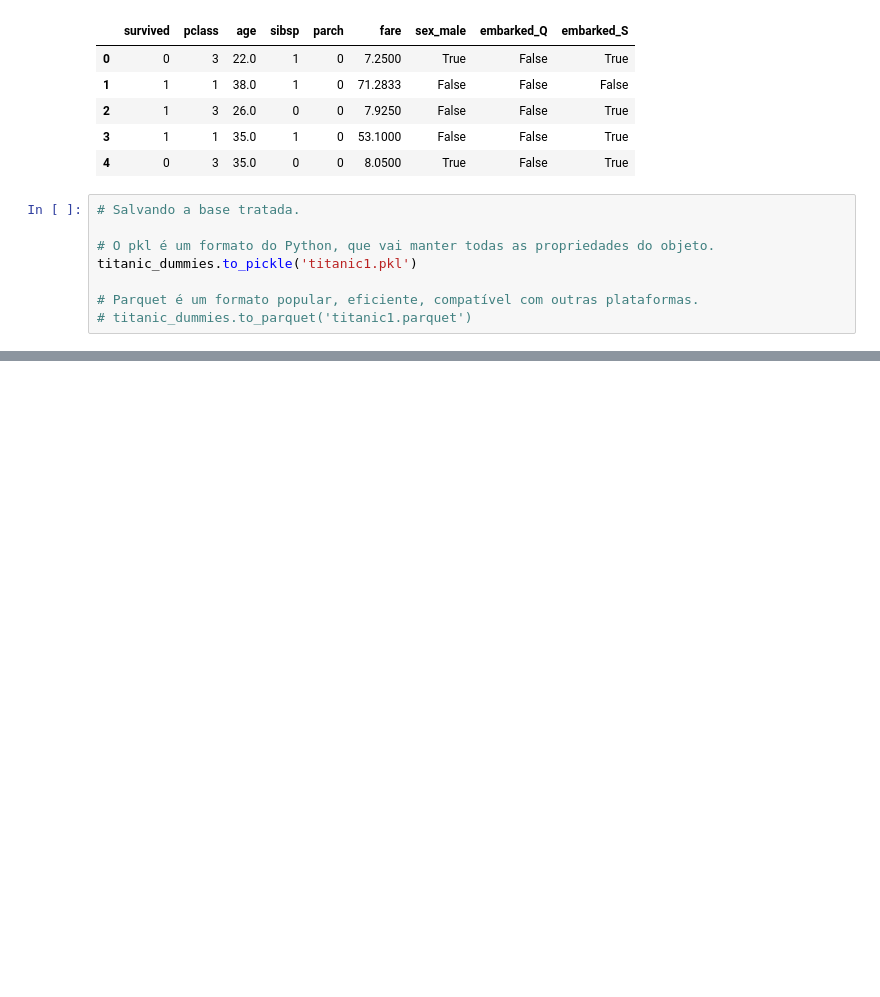
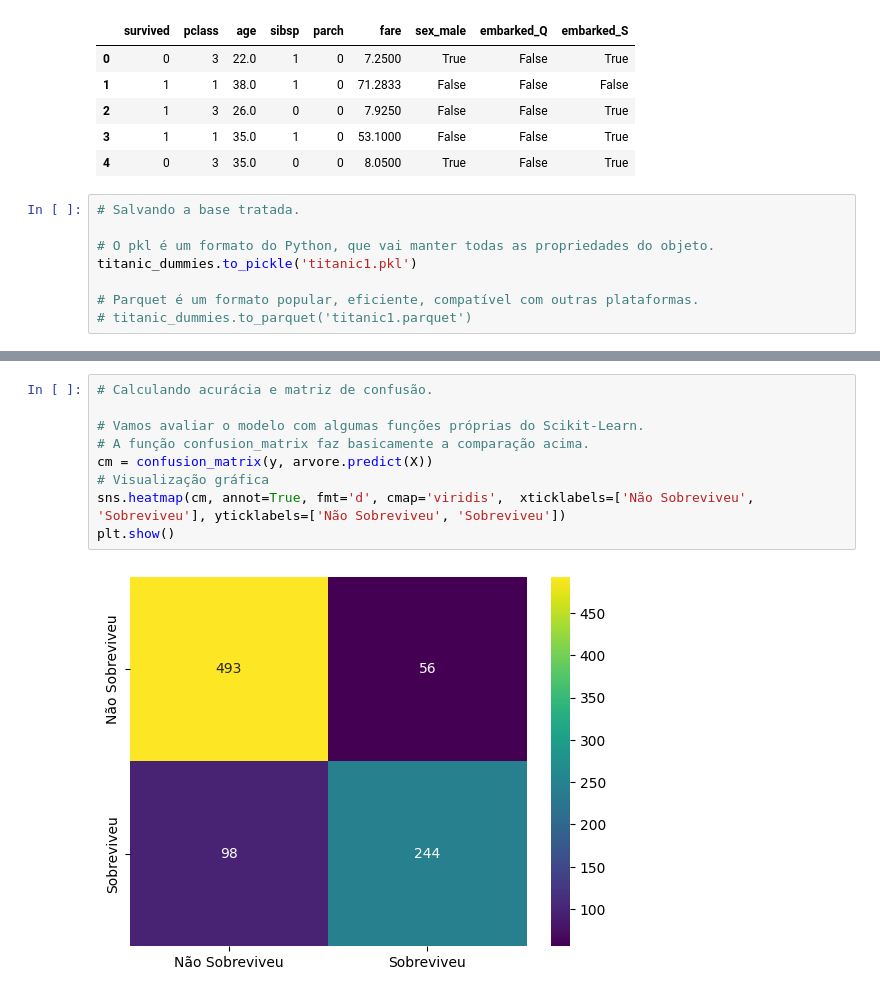
Before and after one commit to filipecarbonera/MBA_USP_Data_Science_Analytics, a Jupyter notebook: 11. Árvores, Redes e Ensemble Models/arvores.ipynb, the cells around one changed output, grey strips where cells are left out. Saved outputs shown, nothing was run; the diff lists cells and outputs as text; blank space fills up the shorter version.

```diff
--- a/11. Árvores, Redes e Ensemble Models/arvores.ipynb
+++ b/11. Árvores, Redes e Ensemble Models/arvores.ipynb
@@ -150,0 +252,11 @@ titanic_dummies.to_pickle('titanic1.pkl')
+# %%
+# Calculando acurácia e matriz de confusão.
+
+# Vamos avaliar o modelo com algumas funções próprias do Scikit-Learn.
+# A função confusion_matrix faz basicamente a comparação acima.
+cm = confusion_matrix(y, arvore.predict(X))
+# Visualização gráfica
+sns.heatmap(cm, annot=True, fmt='d', cmap='viridis',  xticklabels=['Não Sobreviveu', 'Sobreviveu'], yticklabels=['Não Sobreviveu', 'Sobreviveu'])
+plt.show()
+# %% [output]
+[figure, added]
```
Also changed, not shown: parts of 10 cells of this notebook.
